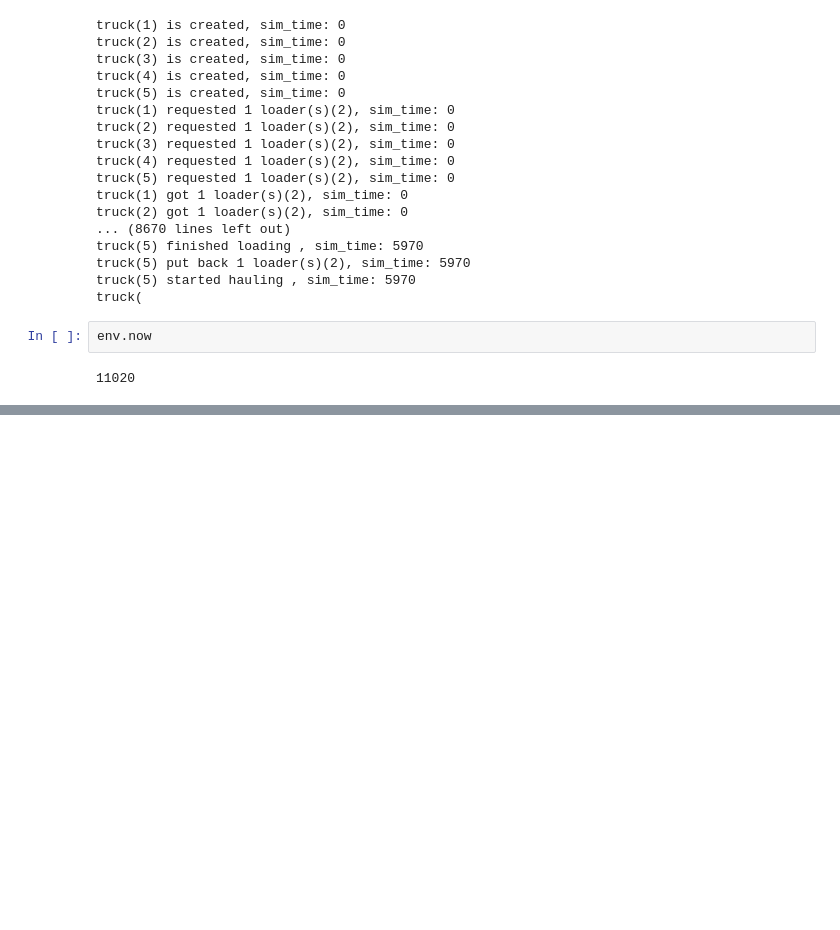
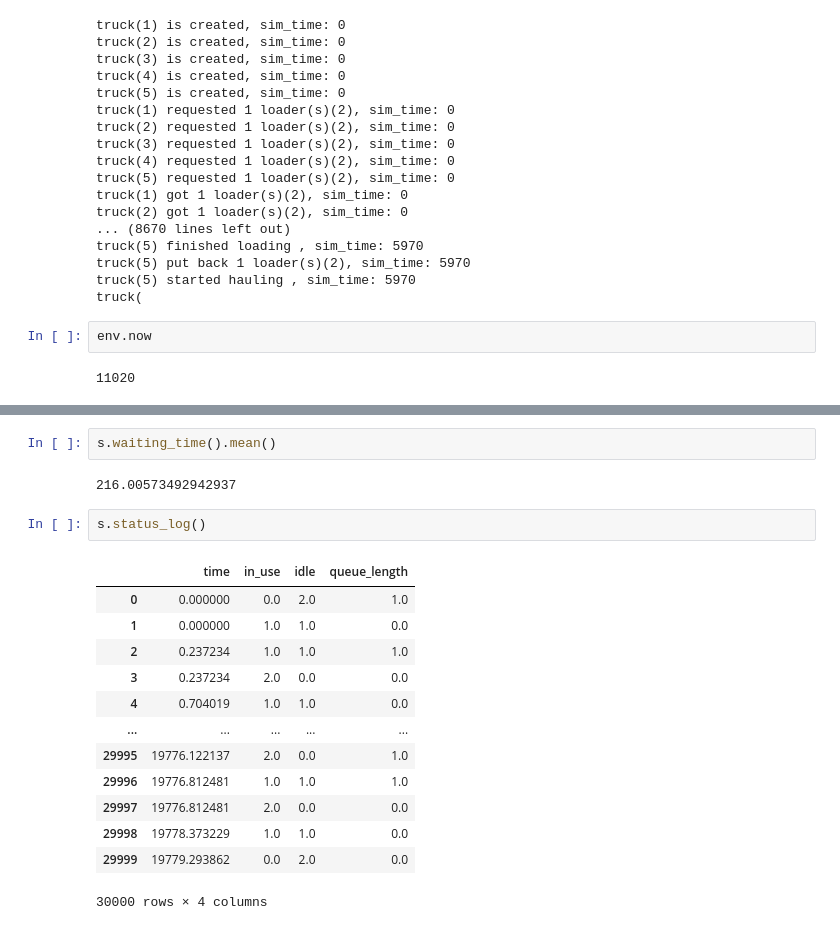
Before and after one commit to NaimaSadeghi/SysAnalysis1402_3, a Jupyter notebook: 3. DESimulation/DES1.ipynb, the cells around one changed output, grey strips where cells are left out. Drawn from its saved outputs; the diff is of its cells as text; blank space fills up the shorter version.

```diff
--- a/3. DESimulation/DES1.ipynb
+++ b/3. DESimulation/DES1.ipynb
@@ -117,0 +178,20 @@ env.now
+# %%
+s.waiting_time().mean()
+# %% [output]
+216.00573492942937
+# %%
+s.status_log()
+# %% [output]
+|  | time | in_use | idle | queue_length |
+| 0 | 0.000000 | 0.0 | 2.0 | 1.0 |
+| 1 | 0.000000 | 1.0 | 1.0 | 0.0 |
+| 2 | 0.237234 | 1.0 | 1.0 | 1.0 |
+| 3 | 0.237234 | 2.0 | 0.0 | 0.0 |
+| 4 | 0.704019 | 1.0 | 1.0 | 0.0 |
+| ... | ... | ... | ... | ... |
+| 29995 | 19776.122137 | 2.0 | 0.0 | 1.0 |
+| 29996 | 19776.812481 | 1.0 | 1.0 | 1.0 |
+| 29997 | 19776.812481 | 2.0 | 0.0 | 0.0 |
+| 29998 | 19778.373229 | 1.0 | 1.0 | 0.0 |
+| 29999 | 19779.293862 | 0.0 | 2.0 | 0.0 |
+30000 rows × 4 columns
```
Also changed, not shown: parts of 6 cells of this notebook.
